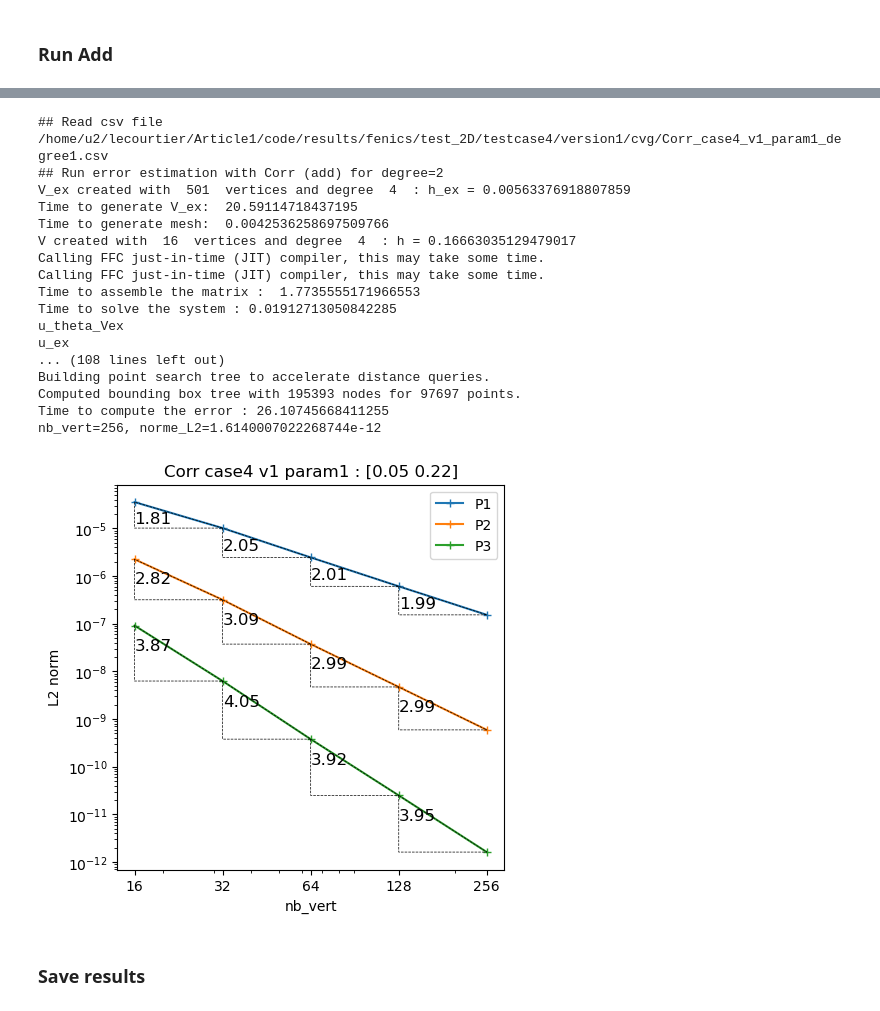
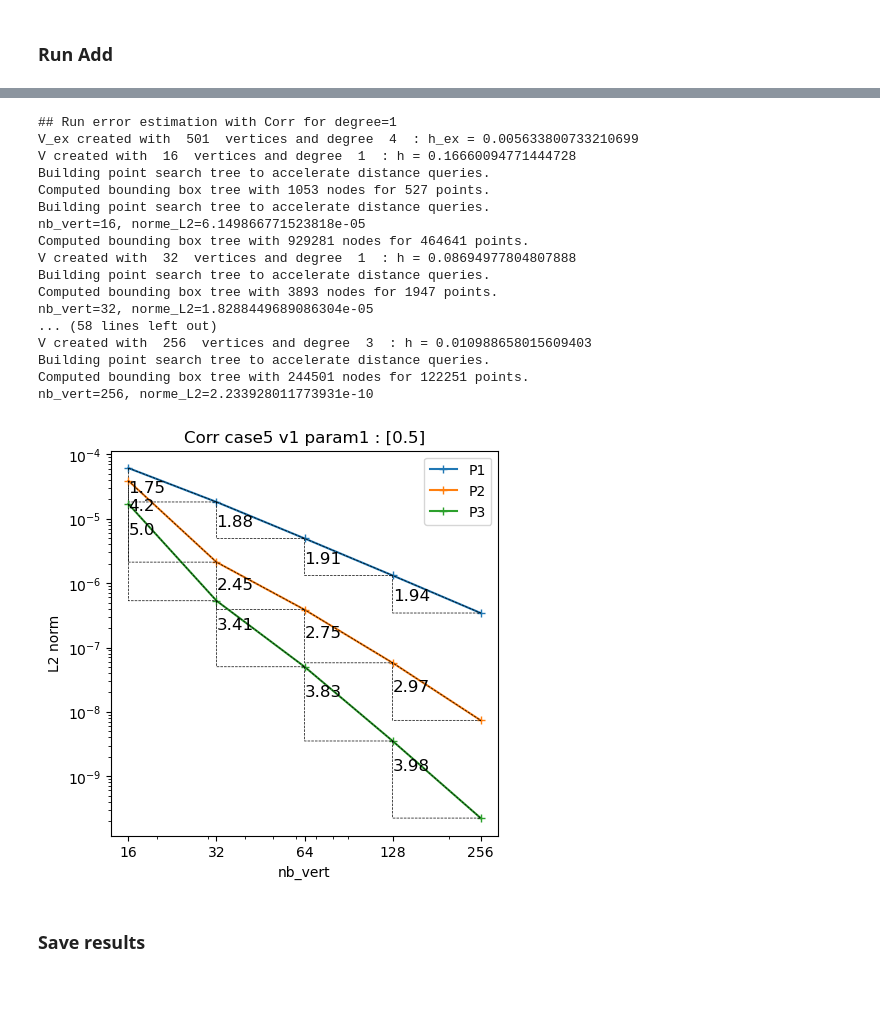
Before and after one commit to flecourtier/Article1, a Jupyter notebook: tests_FEniCS/test_2D_new/testcase5.ipynb, the cells around one changed output, grey strips where cells are left out. Drawn from its saved outputs; the diff is of its cells as text; code cells hidden in the pictures.

Commit message:
TestCase4 - Gains + TestCase5 Cvg

```diff
--- a/tests_FEniCS/test_2D_new/testcase5.ipynb
+++ b/tests_FEniCS/test_2D_new/testcase5.ipynb
@@ -110,4 +104,4 @@ error_estimations.run_fem_alldeg(new_run=False,plot_cvg=True)
 ### Run Add
 # %%
 degree = 1
-df_Corr, tab_h_Corr, tab_err_Corr = error_estimations.run_corr_deg(degree,u_theta,new_run=False)
+df_Corr, tab_h_Corr, tab_err_Corr = error_estimations.run_corr_deg(degree,u_theta,new_run=True)
@@ -114,24 +126,24 @@ df_Corr, tab_h_Corr, tab_err_Corr = error_estimations.run_corr_deg(degree,u_thet
 # %%
-error_estimations.run_corr_alldeg(u_theta,new_run=False,plot_cvg=True)
+error_estimations.run_corr_alldeg(u_theta,new_run=True,plot_cvg=True)
 # %% [output]
-## Read csv file /home/u2/lecourtier/Article1/code/results/fenics/test_2D/testcase4/version1/cvg/Corr_case4_v1_param1_degree1.csv
-## Run error estimation with Corr (add) for degree=2
-V_ex created with  501  vertices and degree  4  : h_ex = 0.00563376918807859
-Time to generate V_ex:  20.59114718437195
-Time to generate mesh:  0.0042536258697509766
-V created with  16  vertices and degree  4  : h = 0.16663035129479017
-Calling FFC just-in-time (JIT) compiler, this may take some time.
-Calling FFC just-in-time (JIT) compiler, this may take some time.
-Time to assemble the matrix :  1.7735555171966553
-Time to solve the system : 0.01912713050842285
-u_theta_Vex
-u_ex
-... (108 lines left out)
+## Run error estimation with Corr for degree=1
+V_ex created with  501  vertices and degree  4  : h_ex = 0.005633800733210699
+V created with  16  vertices and degree  1  : h = 0.16660094771444728
 Building point search tree to accelerate distance queries.
-Computed bounding box tree with 195393 nodes for 97697 points.
-Time to compute the error : 26.10745668411255
-nb_vert=256, norme_L2=1.6140007022268744e-12
+Computed bounding box tree with 1053 nodes for 527 points.
+Building point search tree to accelerate distance queries.
+nb_vert=16, norme_L2=6.149866771523818e-05
+Computed bounding box tree with 929281 nodes for 464641 points.
+V created with  32  vertices and degree  1  : h = 0.08694977804807888
+Building point search tree to accelerate distance queries.
+Computed bounding box tree with 3893 nodes for 1947 points.
+nb_vert=32, norme_L2=1.8288449689086304e-05
+... (58 lines left out)
+V created with  256  vertices and degree  3  : h = 0.010988658015609403
+Building point search tree to accelerate distance queries.
+Computed bounding box tree with 244501 nodes for 122251 points.
+nb_vert=256, norme_L2=2.233928011773931e-10
-[figure, old version]
+[figure, new version]
 # %% [markdown]
 ### Save results
 # %%
```
Also changed, not shown: parts of 8 cells of this notebook, 41 other files.
